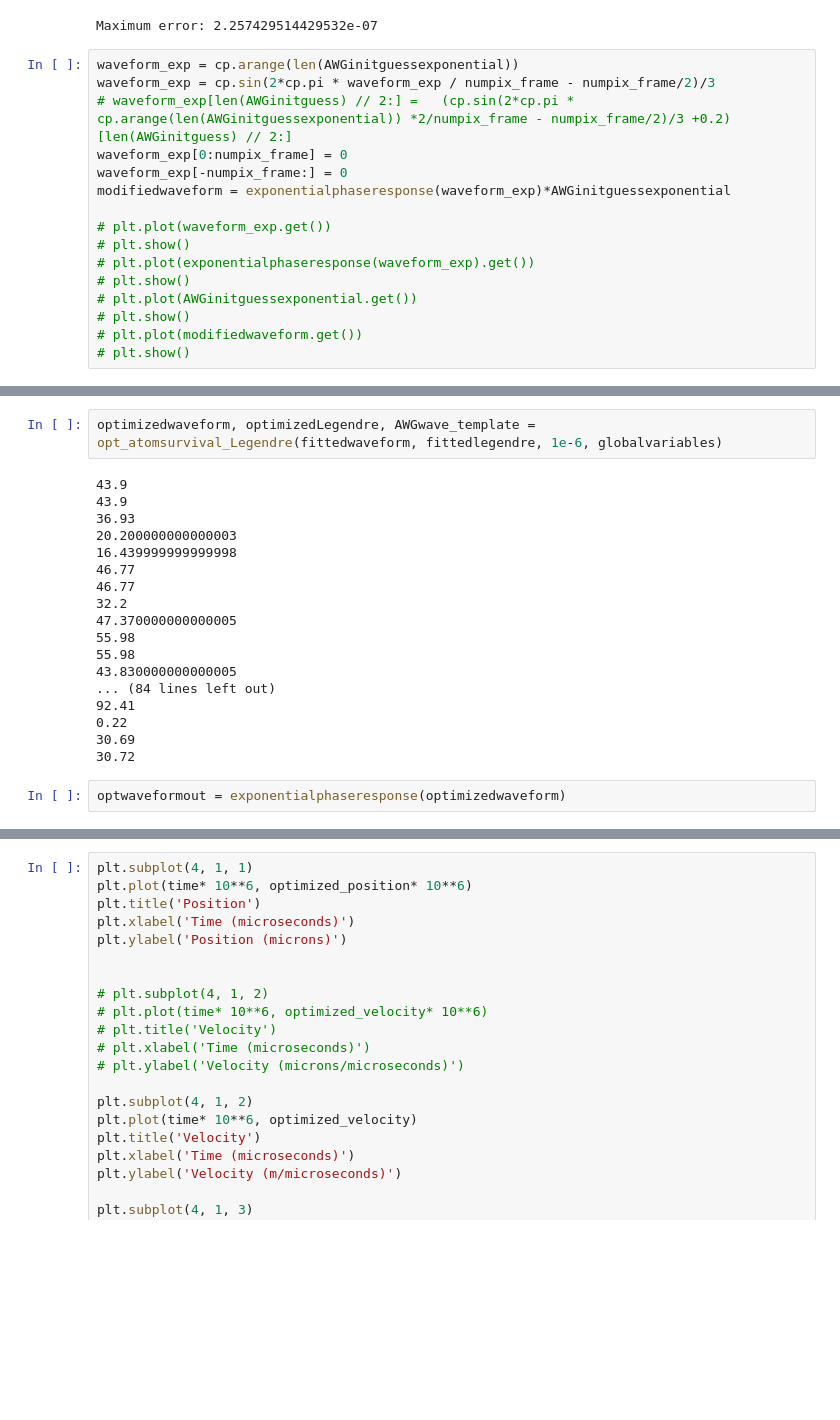
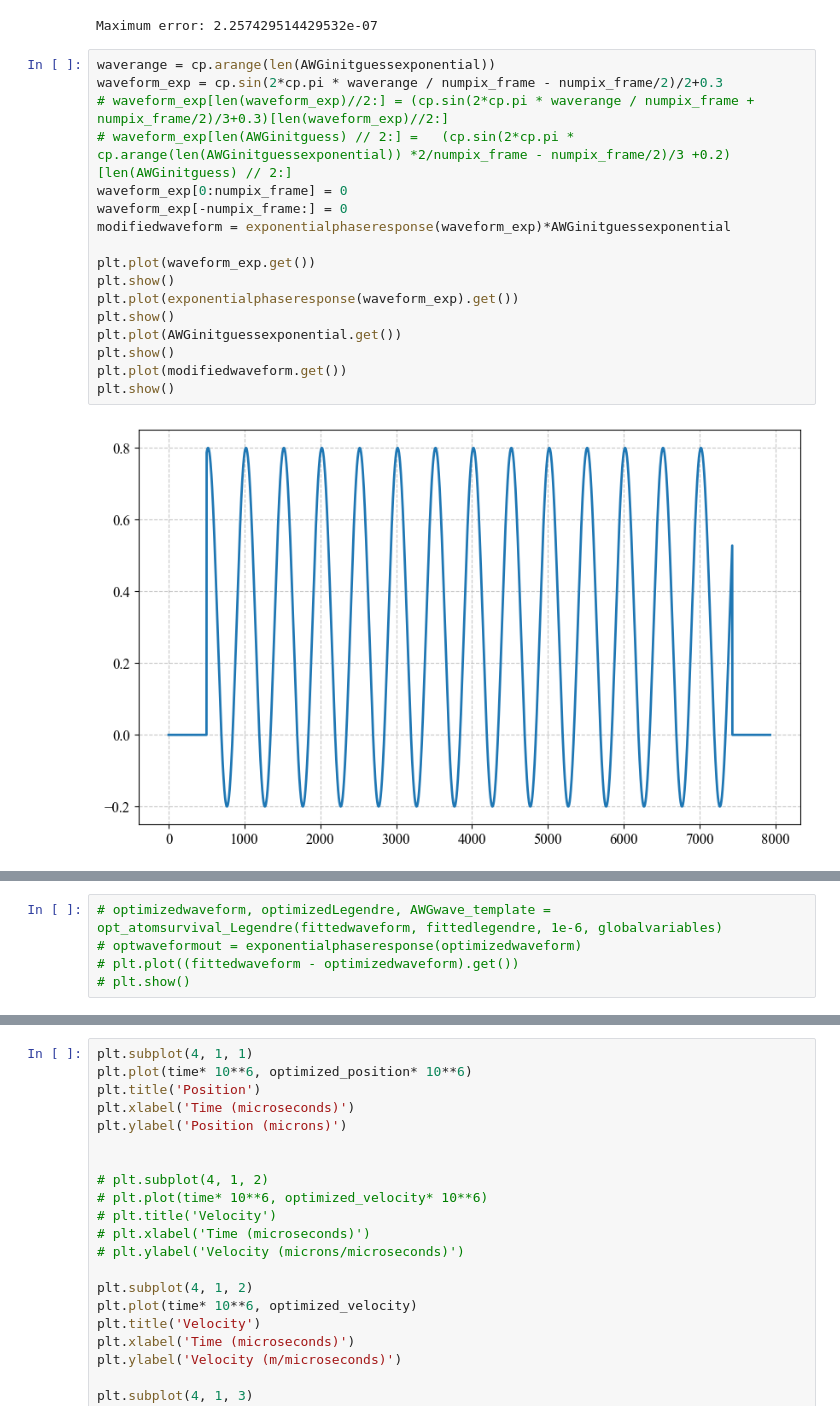
Before and after one commit to nsong03/Ultracold-Research, a Jupyter notebook: TweezerOptimization/AWGwaveformopt_outofplane.ipynb, the cells around one changed output, grey strips where cells are left out. Saved outputs shown, nothing was run; the diff lists cells and outputs as text; blank space fills up the shorter version.

```diff
--- a/TweezerOptimization/AWGwaveformopt_outofplane.ipynb
+++ b/TweezerOptimization/AWGwaveformopt_outofplane.ipynb
@@ -157,18 +157,21 @@ fittedwaveform, fittedlegendre = init_opt_waveformfitLegendre(AWGinitguess, 1000
 # %% [output]
 Maximum error: 2.257429514429532e-07
 # %%
-waveform_exp = cp.arange(len(AWGinitguessexponential))
-waveform_exp = cp.sin(2*cp.pi * waveform_exp / numpix_frame - numpix_frame/2)/3
+waverange = cp.arange(len(AWGinitguessexponential))
+waveform_exp = cp.sin(2*cp.pi * waverange / numpix_frame - numpix_frame/2)/2+0.3
+# waveform_exp[len(waveform_exp)//2:] = (cp.sin(2*cp.pi * waverange / numpix_frame + numpix_frame/2)/3+0.3)[len(waveform_exp)//2:]
 # waveform_exp[len(AWGinitguess) // 2:] =   (cp.sin(2*cp.pi * cp.arange(len(AWGinitguessexponential)) *2/numpix_frame - numpix_frame/2)/3 +0.2)[len(AWGinitguess) // 2:]
 waveform_exp[0:numpix_frame] = 0
 waveform_exp[-numpix_frame:] = 0
 modifiedwaveform = exponentialphaseresponse(waveform_exp)*AWGinitguessexponential
 
-# plt.plot(waveform_exp.get())
-# plt.show()
-# plt.plot(exponentialphaseresponse(waveform_exp).get())
-# plt.show()
-# plt.plot(AWGinitguessexponential.get())
-# plt.show()
-# plt.plot(modifiedwaveform.get())
-# plt.show()
+plt.plot(waveform_exp.get())
+plt.show()
+plt.plot(exponentialphaseresponse(waveform_exp).get())
+plt.show()
+plt.plot(AWGinitguessexponential.get())
+plt.show()
+plt.plot(modifiedwaveform.get())
+plt.show()
+# %% [output]
+[figure, added]
@@ -175,22 +181,5 @@ modifiedwaveform = exponentialphaseresponse(waveform_exp)*AWGinitguessexponentia
 # %%
-optimizedwaveform, optimizedLegendre, AWGwave_template = opt_atomsurvival_Legendre(fittedwaveform, fittedlegendre, 1e-6, globalvariables)
+# optimizedwaveform, optimizedLegendre, AWGwave_template = opt_atomsurvival_Legendre(fittedwaveform, fittedlegendre, 1e-6, globalvariables)
+# optwaveformout = exponentialphaseresponse(optimizedwaveform)
+# plt.plot((fittedwaveform - optimizedwaveform).get())
+# plt.show()
-# %% [output]
-43.9
-43.9
-36.93
-20.200000000000003
-16.439999999999998
-46.77
-46.77
-32.2
-47.370000000000005
-55.98
-55.98
-43.830000000000005
-... (84 lines left out)
-92.41
-0.22
-30.69
-30.72
-# %%
-optwaveformout = exponentialphaseresponse(optimizedwaveform)
```
Also changed, not shown: parts of 6 cells of this notebook, 1 other file.
